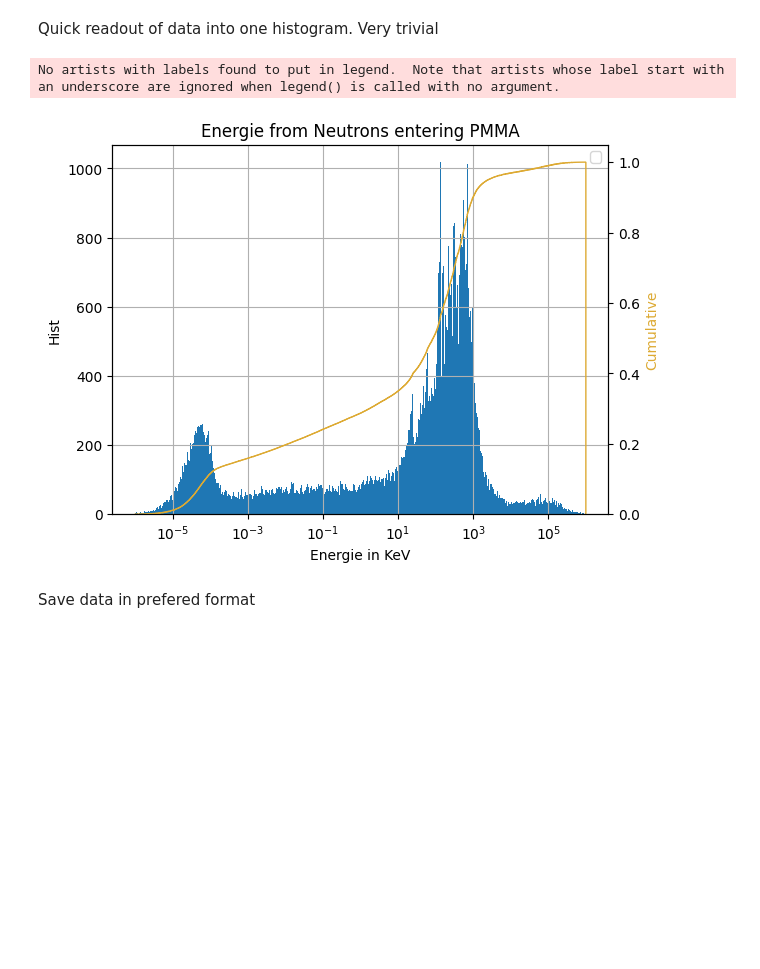
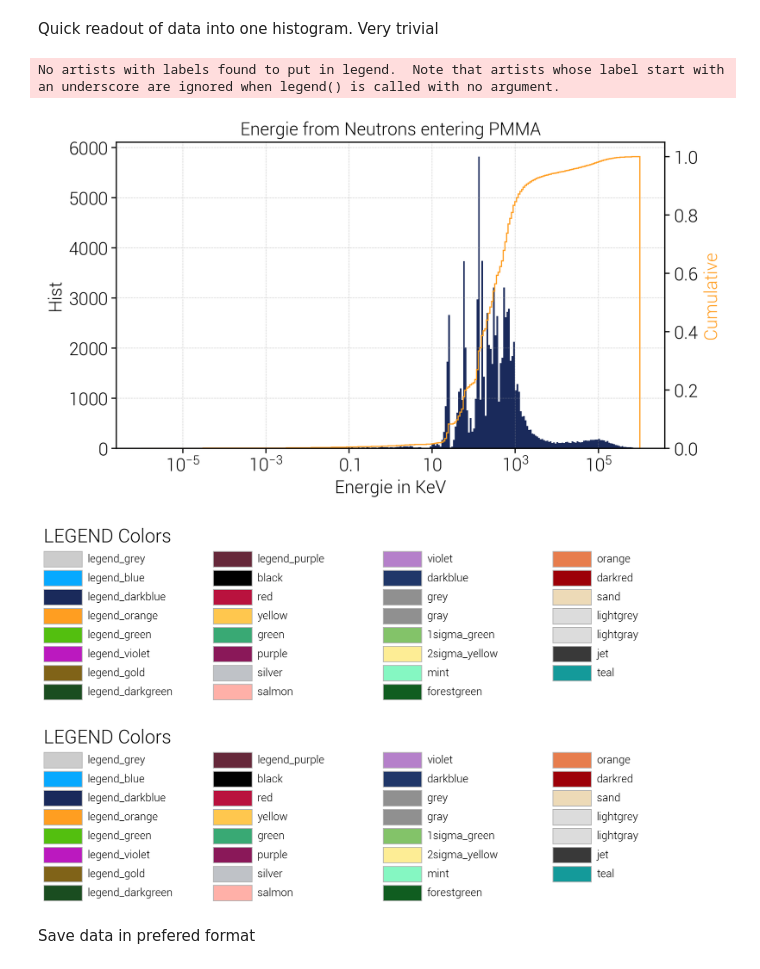
Before and after one commit to EricMEsch/WWLegend-Analysis, a Jupyter notebook: NeutronEnergies.ipynb, the cells around one changed output. Drawn from its saved outputs; the diff is of its cells as text; code cells hidden in the pictures; blank space fills up the shorter version.

```diff
--- a/NeutronEnergies.ipynb
+++ b/NeutronEnergies.ipynb
@@ -1,11 +1,13 @@
 # %% [markdown]
 Quick readout of data into one histogram. Very trivial
 # %%
+from legend_plot_style import LEGENDPlotStyle as lps
+lps.use("legend_talks")
 import pandas as pd
 import numpy as np
 import matplotlib.pyplot as plt
 
-file_path = '/home/eric/sim/WWLegend/Output/NeutronTagger/Energies/Energies_allModerator.csv'
+file_path = '/home/eric/sim/WWLegend/Output/NeutronTagger/Energies/LeavingCryostatNoModerator.csv'
 df = pd.read_csv(file_path, sep=',', header=5)
 # Initialize empty NumPy arrays for each column
 column_arrays = [np.empty(df.shape[0], dtype=object) for _ in range(8)]
@@ -26,27 +28,30 @@ for subarray in Energies:
 # %%
 fig, ax = plt.subplots()
 
-n_bins = 1000
+n_bins = 300
 rangeBins = (0, 100000)
 
-ax.hist(flattened_array, bins=np.logspace(np.log10(1e-6),np.log10(1e6),n_bins))
+ax.hist(flattened_array, bins=np.logspace(np.log10(1e-6),np.log10(1e6),n_bins), color=lps.colors["legend_darkblue"])
 ax2 = ax.twinx()
-ax2.hist(flattened_array, bins=np.logspace(np.log10(1e-6),np.log10(1e6),n_bins), cumulative=True, density=True, color="#DDAA33", histtype='step')
+ax2.hist(flattened_array, bins=np.logspace(np.log10(1e-6),np.log10(1e6),n_bins), cumulative=True, color=lps.colors["legend_orange"], density=True, histtype='step')
 
-ax2.set_ylabel('Cumulative', color="#DDAA33")
+ax2.set_ylabel('Cumulative', color=lps.colors["legend_orange"])
 ax.set_xlabel('Energie in KeV')
 ax.set_ylabel('Hist')
 ax.set_title('Energie from Neutrons entering PMMA')
 ax.legend(loc= "upper right")
 ax.set_xscale("log")
 #ax.set_yscale("log")
 ax.grid()
 
 #plt.savefig("/home/eric/sim/WWLegend/Plots/Energies.png")
 plt.show()
+lps.plot_colortable()
 # %% [output]
 No artists with labels found to put in legend.  Note that artists whose label start with an underscore are ignored when legend() is called with no argument.
-[figure, old version]
+[figure, new version]
+[figure, added]
+[figure, added]
 # %% [markdown]
 Save data in prefered format
 # %%
```
Also changed, not shown: 11 other files.
